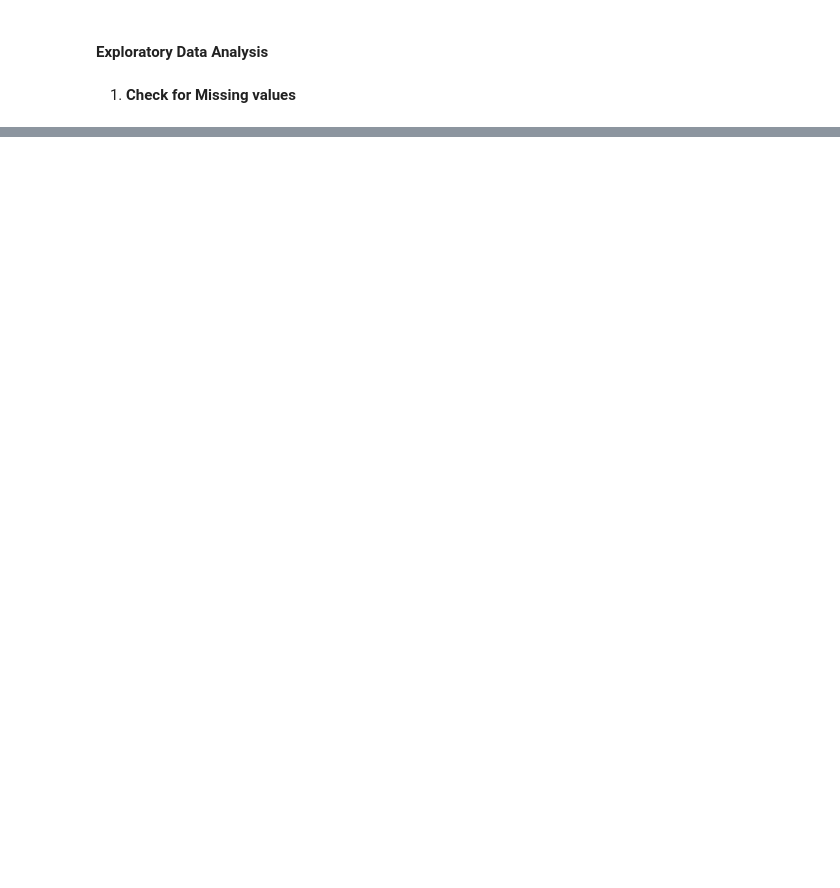
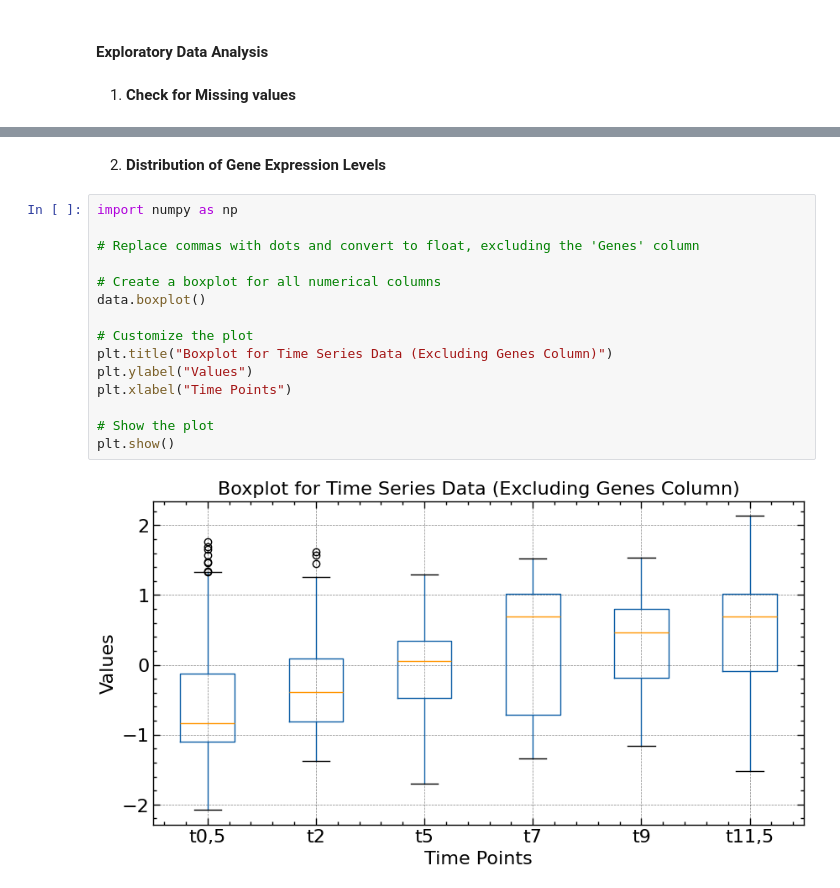
Before and after one commit to MarioPasc/complearn_projects, a Jupyter notebook: Clustering/code/k_means_clustering_sporulaton.ipynb, the cells around one changed output, grey strips where cells are left out. Cells and saved outputs as stored; diff of their text form; blank space fills up the shorter version.

```diff
--- a/Clustering/code/k_means_clustering_sporulaton.ipynb
+++ b/Clustering/code/k_means_clustering_sporulaton.ipynb
@@ -65,0 +124,19 @@ plt.show()
+# %% [markdown]
+2. **Distribution of Gene Expression Levels**
+# %%
+import numpy as np
+
+# Replace commas with dots and convert to float, excluding the 'Genes' column
+
+# Create a boxplot for all numerical columns
+data.boxplot()
+
+# Customize the plot
+plt.title("Boxplot for Time Series Data (Excluding Genes Column)")
+plt.ylabel("Values")
+plt.xlabel("Time Points")
+
+# Show the plot
+plt.show()
+# %% [output]
+[figure, added]
```
Also changed, not shown: parts of 6 cells of this notebook, 1 other file.
